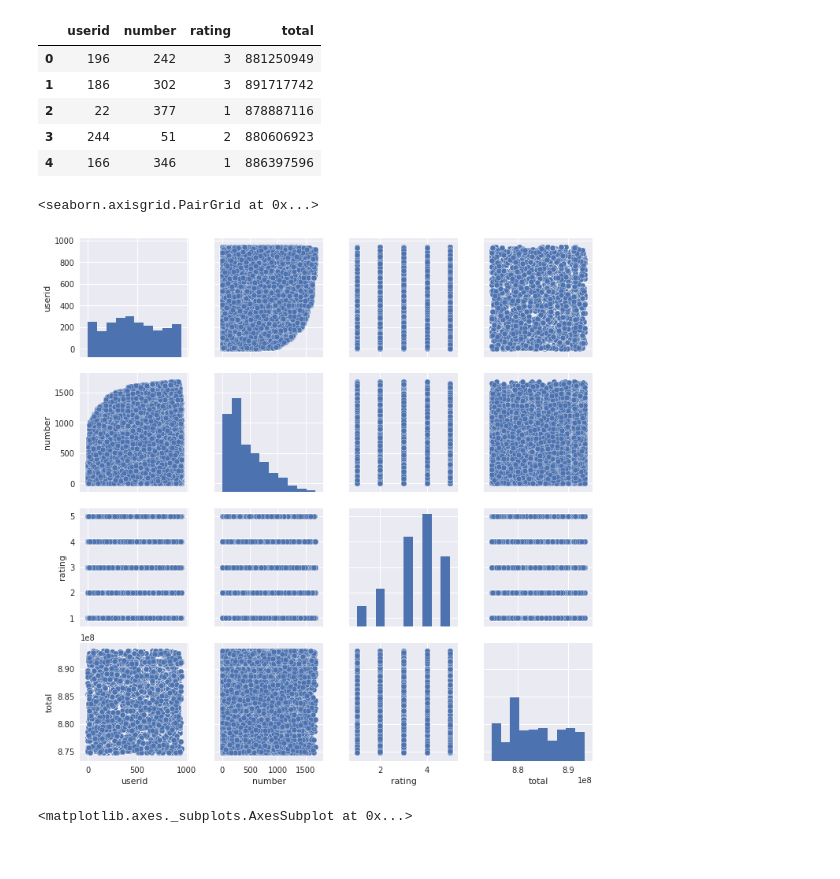
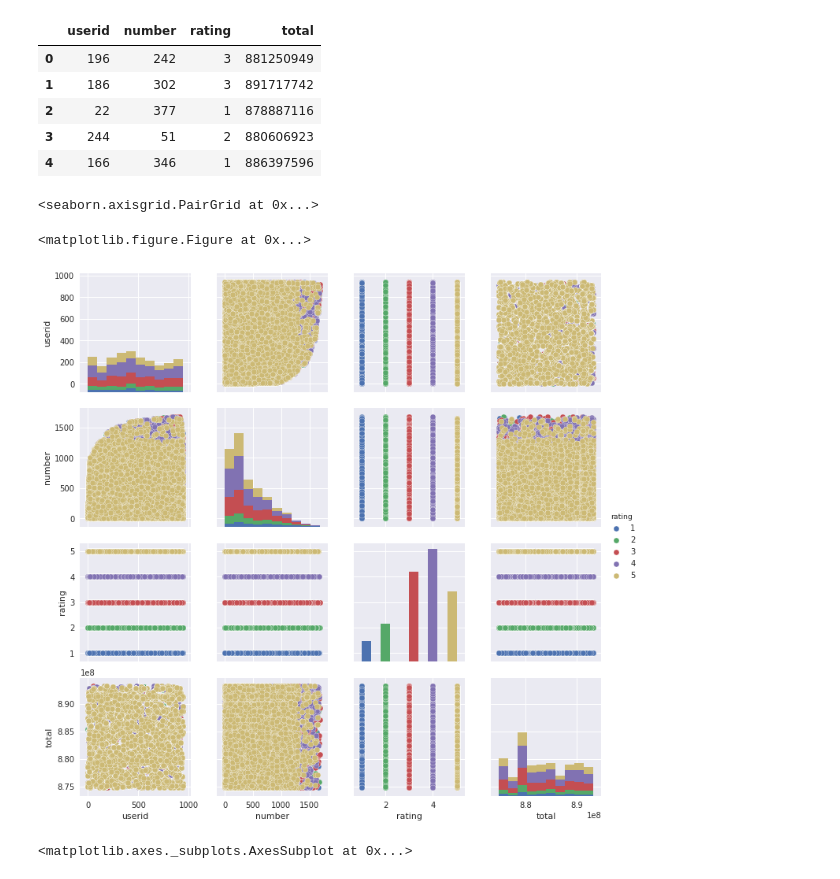
Before and after one commit to xrenaissance/Apache-Spark-Projects-with-Python, a Jupyter notebook: 01-Spark_Bsics_and_Simple_Example/Ratings-Counter.ipynb, the cells around one changed output. Cells and saved outputs as stored; diff of their text form; code cells hidden in the pictures.

Commit message:
add data visualization

```diff
--- a/01-Spark_Bsics_and_Simple_Example/Ratings-Counter.ipynb
+++ b/01-Spark_Bsics_and_Simple_Example/Ratings-Counter.ipynb
@@ -35,11 +35,13 @@ df.head()
 | 2 | 22 | 377 | 1 | 878887116 |
 | 3 | 244 | 51 | 2 | 880606923 |
 | 4 | 166 | 346 | 1 | 886397596 |
-# %%
-sns.pairplot(df)
-# %% [output]
-<seaborn.axisgrid.PairGrid at 0x...>
-[figure, removed]
+# %%
+plt.figure(figsize=(9,9))
+sns.pairplot(df, hue='rating')
+# %% [output]
+<seaborn.axisgrid.PairGrid at 0x...>
+<matplotlib.figure.Figure at 0x...>
+[figure, added]
 # %%
 plt.figure(figsize=(6,6))
 sns.heatmap(df.corr(), annot=True)
```
